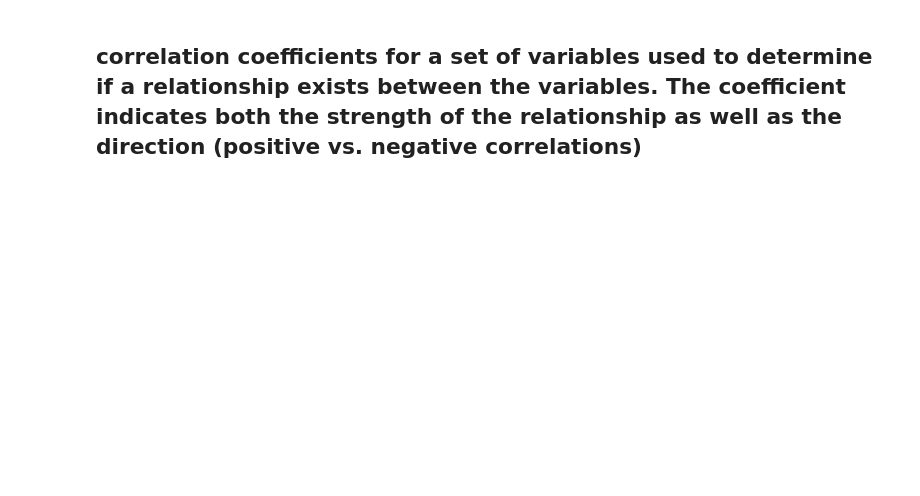
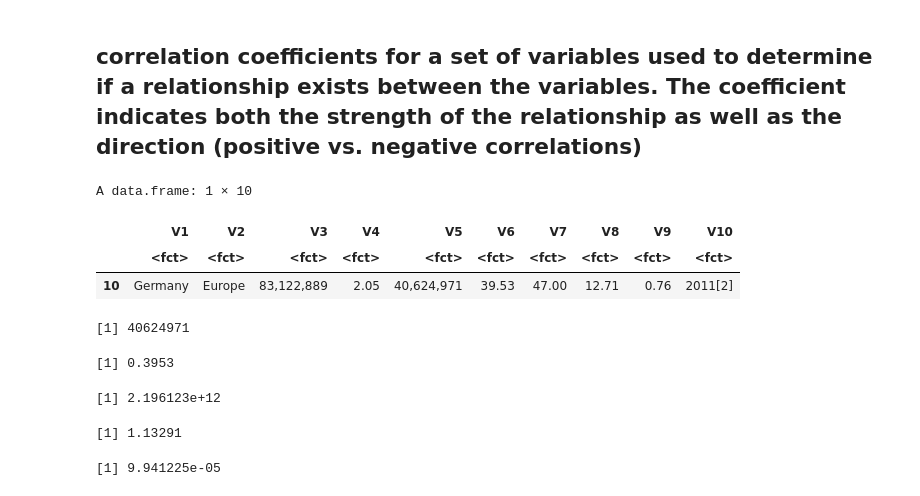
Before and after one commit to patdring/NewAppMarkets, a Jupyter notebook: CS_Fallstudie.ipynb, the cells around one changed output. Cells and saved outputs as stored; diff of their text form; code cells hidden in the pictures; blank space fills up the shorter version.

Commit message:
Added price/percentage calculation

```diff
--- a/CS_Fallstudie.ipynb
+++ b/CS_Fallstudie.ipynb
@@ -207,2 +206,54 @@ A data.frame: 10 × 2
 # %% [markdown]
 ## correlation coefficients for a set of variables used to determine if a relationship exists between the variables. The coefficient indicates both the strength of the relationship as well as the direction (positive vs. negative correlations)
+# %%
+url <- "https://en.wikipedia.org/wiki/List_of_countries_by_number_of_households"
+r <- GET(url)
+doc <- readHTMLTable(doc=content(r, "text"))
+df_household_numbers <- doc[[2]]
+
+df_germany <- df_household_numbers[df_household_numbers$V1 == df_household_numbers$V1[10],]
+df_germany
+
+df_germany.households <- str_replace_all(df_germany$V5, ",", "")
+df_germany.households <- as.double(df_germany.households)
+df_germany.households
+
+#df_single <- df_germany$V6
+df_single <- str_replace_all(df_germany$V6, ",", ".")
+df_single <- as.double(df_single)/100.0
+df_single
+
+df_household_spendings <- read.csv("https://stats.oecd.org/sdmx-json/data/DP_LIVE/.HHEXP.../OECD?contentType=csv&detail=code&separator=comma&csv-lang=en", header=TRUE)
+df_household_spendings <- subset(df_household_spendings, MEASURE == 'MLN_USD')
+df_household_spendings <- subset(df_household_spendings, LOCATION == 'DEU')
+df_household_spendings <- subset(df_household_spendings, TIME == 2020)
+df_household_spendings.dollars <- df_household_spendings$Value * 1000000
+df_household_spendings.dollars
+
+url <- "https://www.xe.com/currencyconverter/convert/?Amount=1&From=EUR&To=USD"
+r <- GET(url)
+doc <- readHTMLTable(doc=content(r, "text"))
+
+xe <- doc[[1]]
+xe <- xe[1,]
+
+xe.dollar <- str_replace_all(xe$USD, "USD", "")
+xe.dollar <- as.double(xe.dollar)
+xe.dollar
+
+app.price.eur <- 12
+app.price.dollar <- app.price.eur * xe.dollar
+app.percentage.spending <- ((app.price.dollar)/(df_household_spendings.dollars/df_germany.households))*df_single
+app.percentage.spending
+
+#https://www.nationsonline.org/oneworld/country_code_list.htm
+# %% [output]
+A data.frame: 1 × 10
+|  | V1 | V2 | V3 | V4 | V5 | V6 | V7 | V8 | V9 | V10 |
+|  | <fct> | <fct> | <fct> | <fct> | <fct> | <fct> | <fct> | <fct> | <fct> | <fct> |
+| 10 | Germany | Europe | 83,122,889 | 2.05 | 40,624,971 | 39.53 | 47.00 | 12.71 | 0.76 | 2011[2] |
+[1] 40624971
+[1] 0.3953
+[1] 2.196123e+12
+[1] 1.13291
+[1] 9.941225e-05
```
Also changed, not shown: parts of 2 cells of this notebook.
